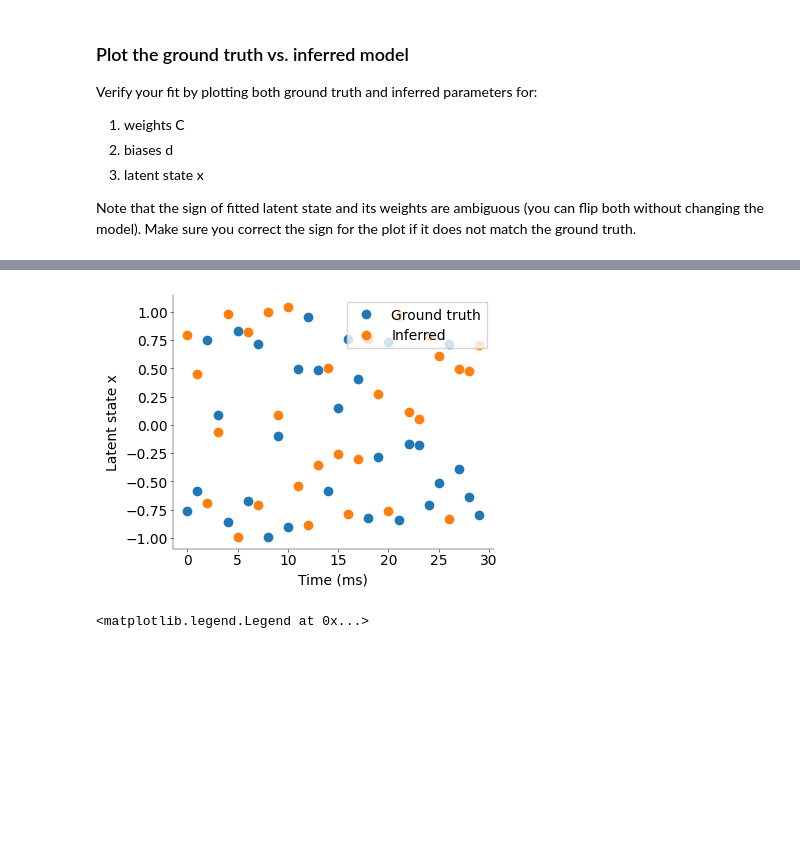
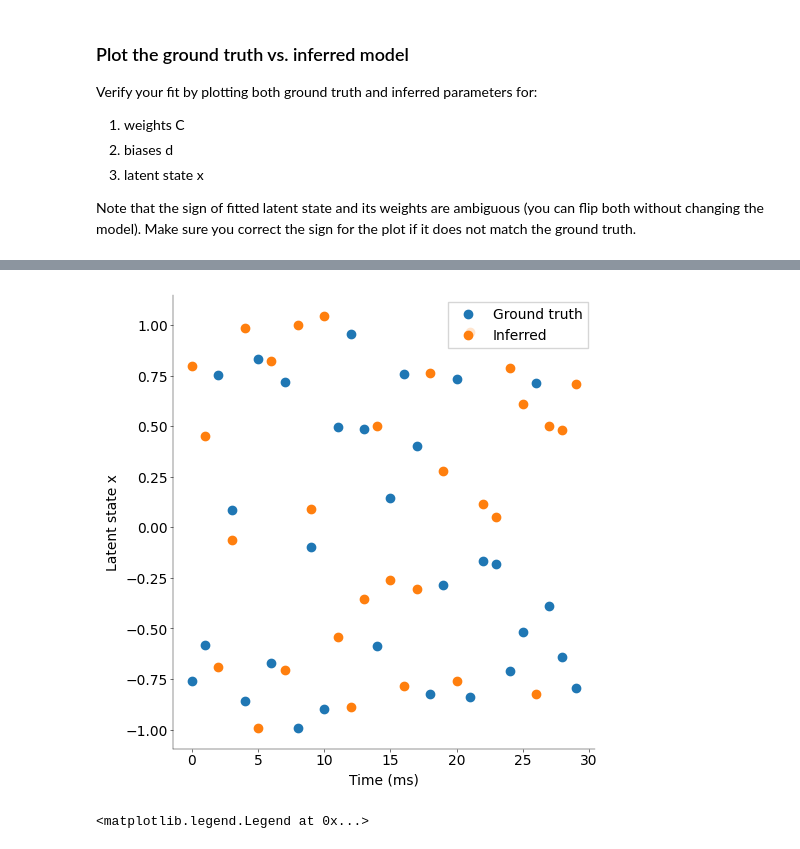
Before and after one commit to madhavi2104/Neural_Data_Science, a Jupyter notebook: CodingLab6.ipynb, the cells around one changed output, grey strips where cells are left out. Cells and saved outputs as stored; diff of their text form; code cells hidden in the pictures; blank space fills up the shorter version.

```diff
--- a/CodingLab6.ipynb
+++ b/CodingLab6.ipynb
@@ -151,7 +151,7 @@ init_params = util.initializeParams(latent_dim, observed_dim, training_set)
 
 # Choose sensible parameters and run fit
 fitToy = engine.PPGPFAfit(
-    experiment=dataset,
+    experiment=training_set,
     initParams=init_params,
     inferenceMethod="laplace",
     EMmode="Batch",
@@ -218,20 +218,20 @@ plt.show()
 # %%
 # ---------------------------------------------------
-# Plot ground truth and inferred baises `d` (0.5 pts)
+# Plot ground truth and inferred biases `d` (0.5 pts)
 # ---------------------------------------------------
 
-fig, ax = plt.subplots(figsize=(4, 3))
+fig, ax = plt.subplots(figsize=(5, 5))
 # add plot
 # consider also plotting the optimal weights as a dotted line for reference
 
 ax.plot(training_set.params["d"], "o", label="Ground truth")
 ax.plot(-1 * fitToy.optimParams["d"], "o", label="Inferred")
 ax.set_xlabel("Time (ms)")
 ax.set_ylabel("Latent state x")
 ax.legend(loc="upper right", frameon=True)
 plt.show()
 # %% [output]
-[figure, old version]
+[figure, new version]
 # %%
 # ------------------------------------------------------
 # Plot ground truth and inferred latent states `x` (1pt)
```
Also changed, not shown: parts of 8 cells of this notebook.
